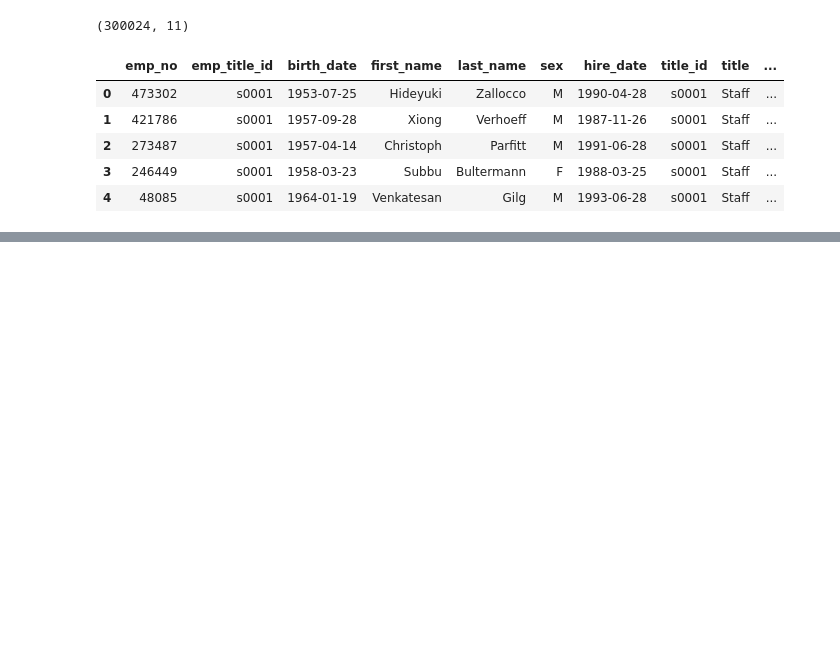
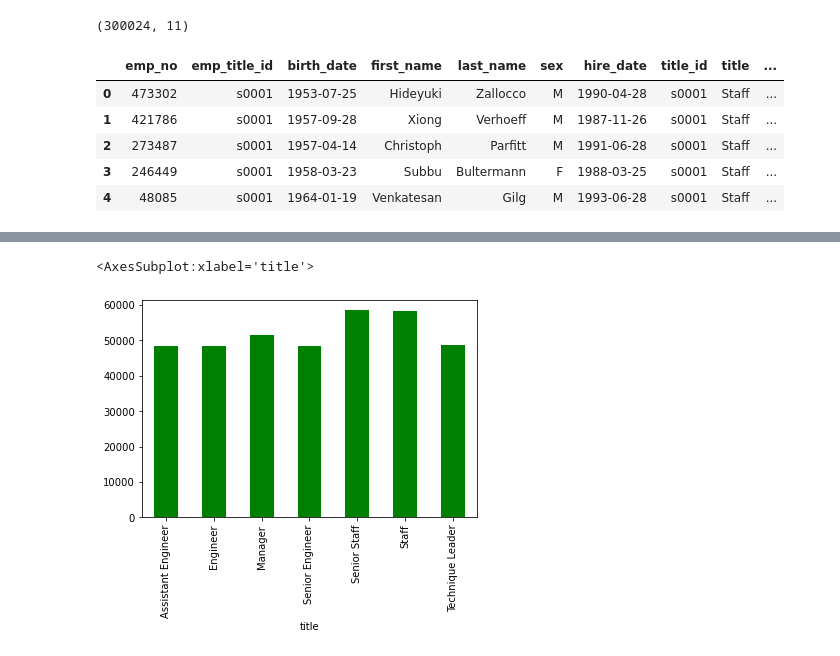
Before and after one commit to migheljackson/sql-challenge, a Jupyter notebook: emp_analysis.ipynb, the cells around one changed output, grey strips where cells are left out. Drawn from its saved outputs; the diff is of its cells as text; code cells hidden in the pictures; blank space fills up the shorter version.

```diff
--- a/emp_analysis.ipynb
+++ b/emp_analysis.ipynb
@@ -76,0 +91,6 @@ plt.show()
+# %%
+#Plot bar chart of average salary by title
+emp_title_salary.groupby("title")['salary'].mean().plot(kind='bar',color="green",x='title',y='average salary')
+# %% [output]
+<AxesSubplot:xlabel='title'>
+[figure, added]
```
Also changed, not shown: parts of 3 cells of this notebook.
